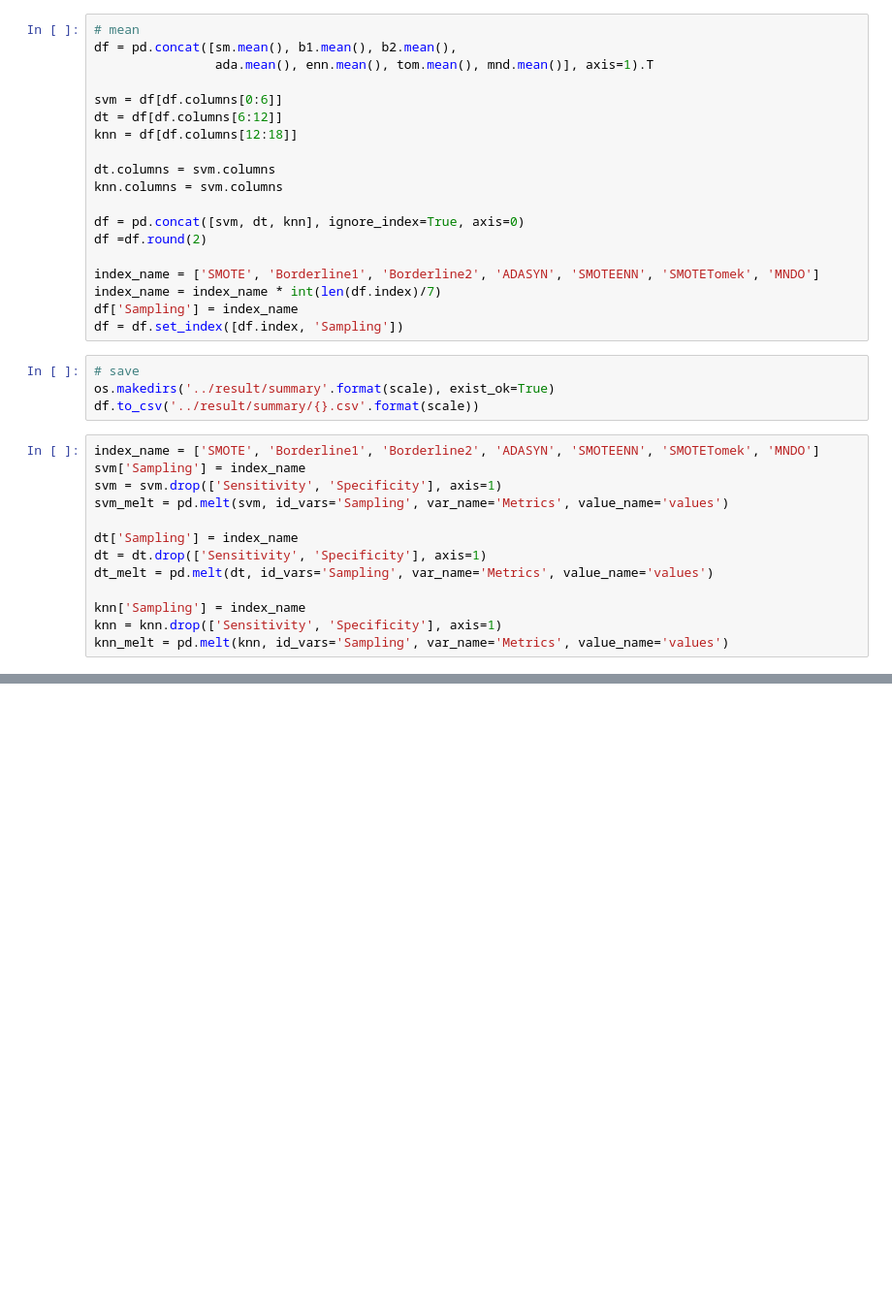
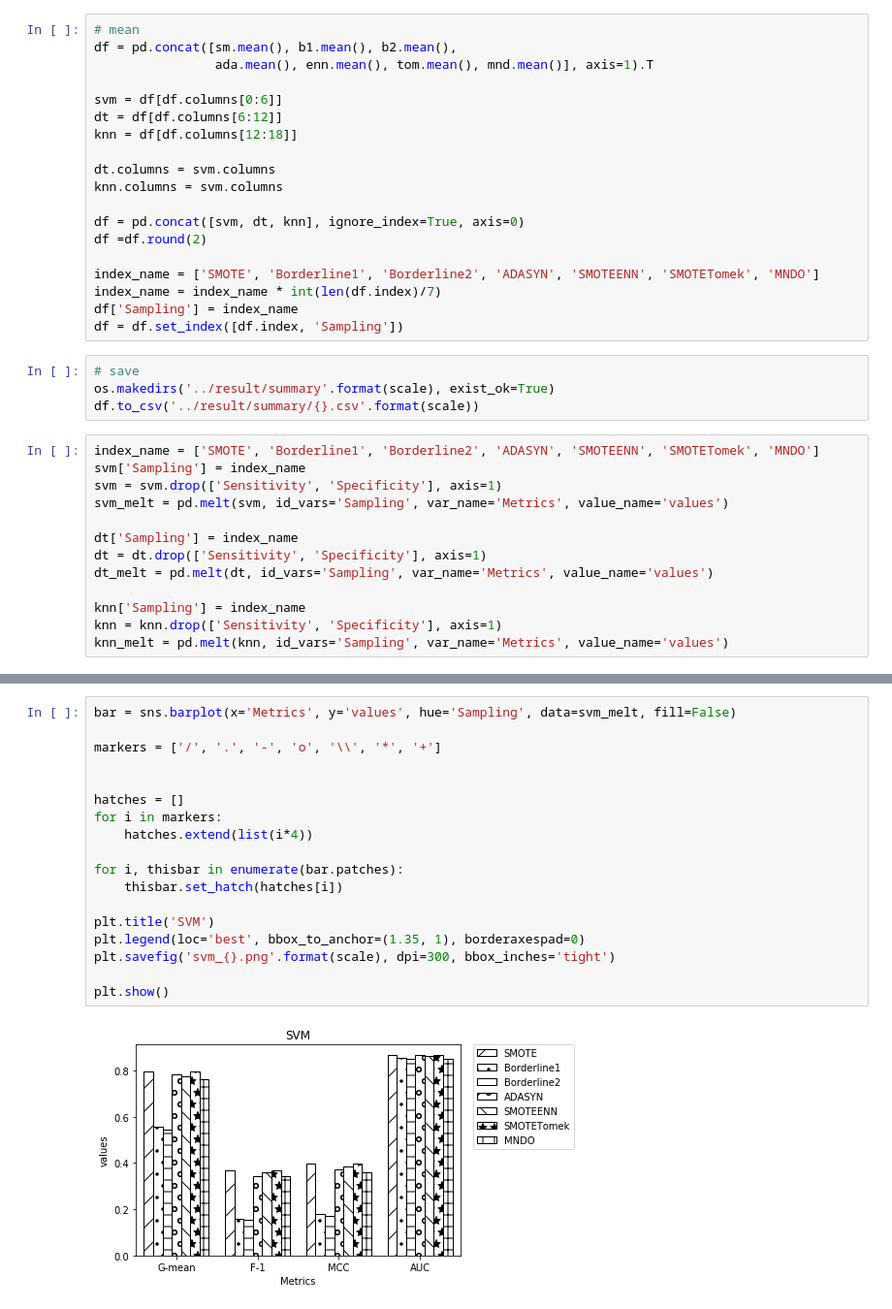
Before and after one commit to baibai25/MNDO-NC, a Jupyter notebook: analyze/visualize.ipynb, the cells around one changed output, grey strips where cells are left out. Shown at 97% size. Drawn from its saved outputs; the diff is of its cells as text; blank space fills up the shorter version.

```diff
--- a/analyze/visualize.ipynb
+++ b/analyze/visualize.ipynb
@@ -62,3 +77,23 @@ plt.savefig('svm_{}.png'.format(scale), dpi=300, bbox_inches='tight')
+# %%
+bar = sns.barplot(x='Metrics', y='values', hue='Sampling', data=svm_melt, fill=False)
+
+markers = ['/', '.', '-', 'o', '\\', '*', '+']
+
+
+hatches = []
+for i in markers:
+    hatches.extend(list(i*4))
+
+for i, thisbar in enumerate(bar.patches):
+    thisbar.set_hatch(hatches[i])
+
+plt.title('SVM')
+plt.legend(loc='best', bbox_to_anchor=(1.35, 1), borderaxespad=0)
+plt.savefig('svm_{}.png'.format(scale), dpi=300, bbox_inches='tight')
+
+plt.show()
+# %% [output]
+[figure, added]
 # %%
 sns.barplot(x='Metrics', y='values', hue='Sampling', data=dt_melt)
 plt.legend(loc='best', bbox_to_anchor=(1.35, 1), borderaxespad=0)
```
Also changed, not shown: parts of 6 cells of this notebook.
